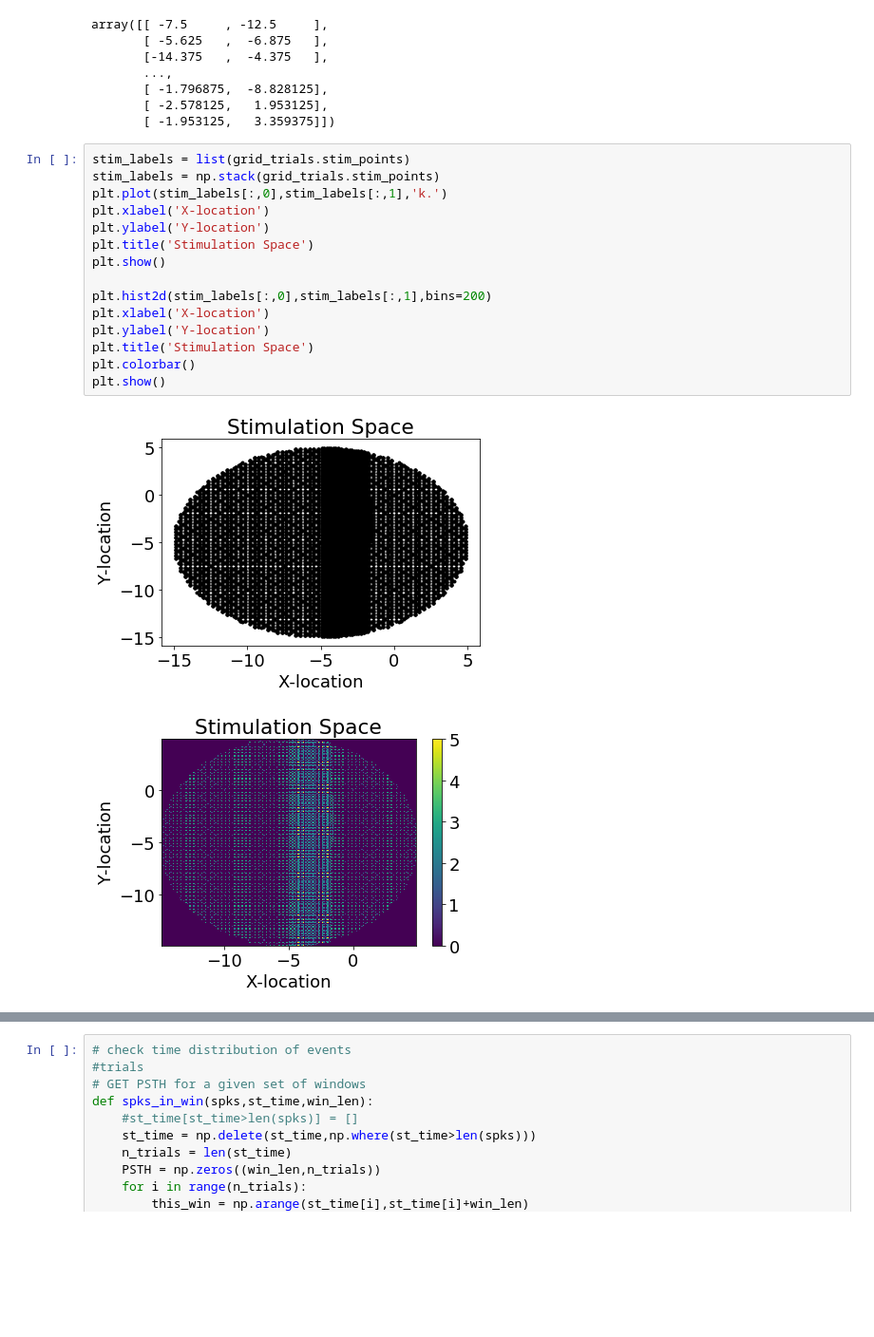
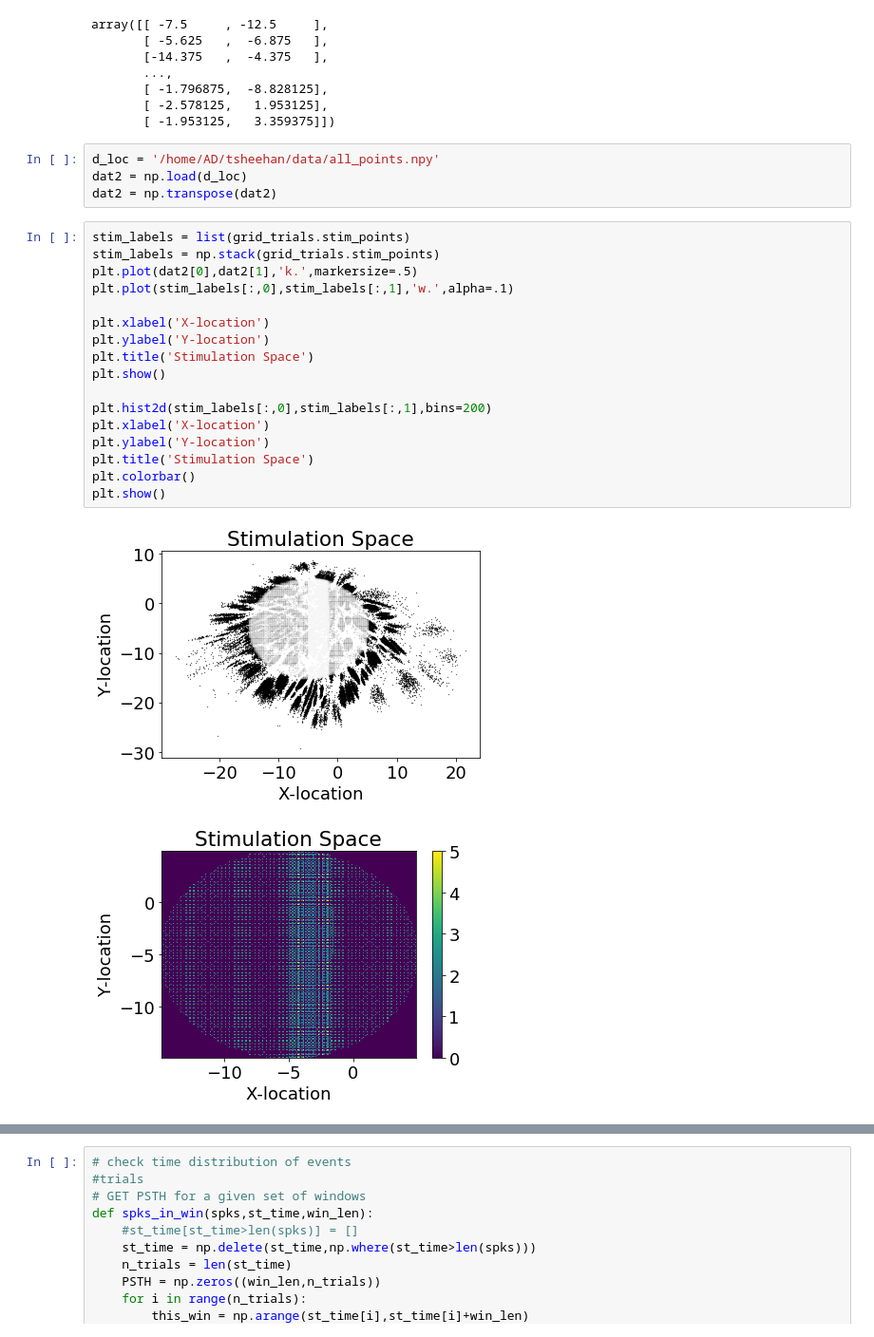
Before and after one commit to TimCSheehan/try_STRF, a Jupyter notebook: attempt_big_grid.ipynb, the cells around one changed output, grey strips where cells are left out. Shown at 95% size. Saved outputs shown, nothing was run; the diff lists cells and outputs as text; blank space fills up the shorter version.

```diff
--- a/attempt_big_grid.ipynb
+++ b/attempt_big_grid.ipynb
@@ -64,21 +47,27 @@ array([[ -7.5     , -12.5     ],
        [ -1.796875,  -8.828125],
        [ -2.578125,   1.953125],
        [ -1.953125,   3.359375]])
+# %%
+d_loc = '/home/AD/tsheehan/data/all_points.npy'
+dat2 = np.load(d_loc)
+dat2 = np.transpose(dat2)
 # %%
 stim_labels = list(grid_trials.stim_points)
 stim_labels = np.stack(grid_trials.stim_points)
-plt.plot(stim_labels[:,0],stim_labels[:,1],'k.')
+plt.plot(dat2[0],dat2[1],'k.',markersize=.5)
+plt.plot(stim_labels[:,0],stim_labels[:,1],'w.',alpha=.1)
+
 plt.xlabel('X-location')
 plt.ylabel('Y-location')
 plt.title('Stimulation Space')
 plt.show()
 
 plt.hist2d(stim_labels[:,0],stim_labels[:,1],bins=200)
 plt.xlabel('X-location')
 plt.ylabel('Y-location')
 plt.title('Stimulation Space')
 plt.colorbar()
 plt.show()
 # %% [output]
-[figure, old version]
+[figure, new version]
 [figure]
```
Also changed, not shown: parts of 22 cells of this notebook.
